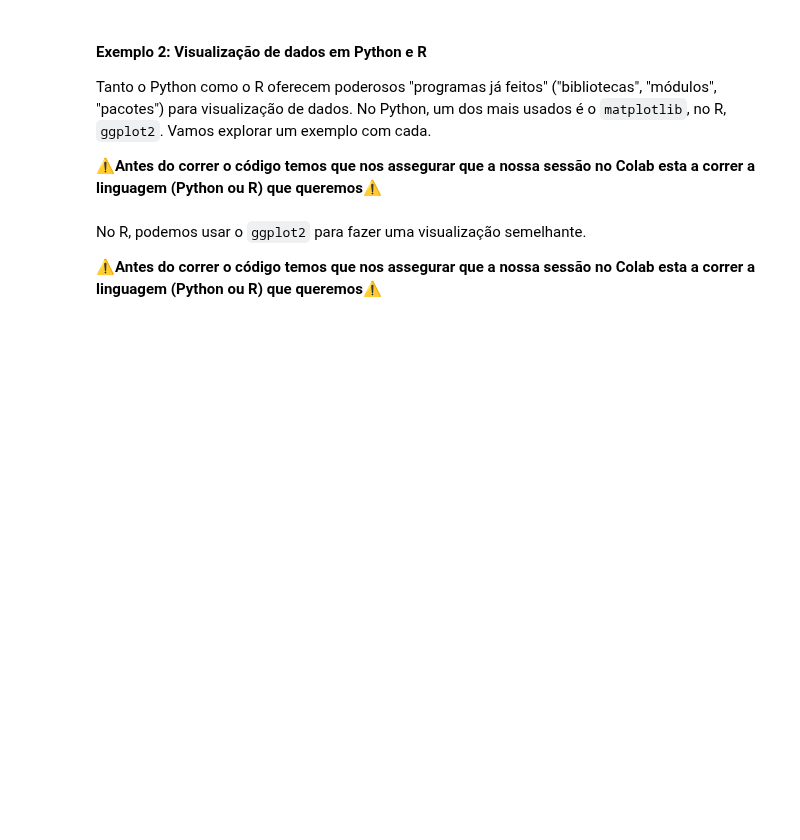
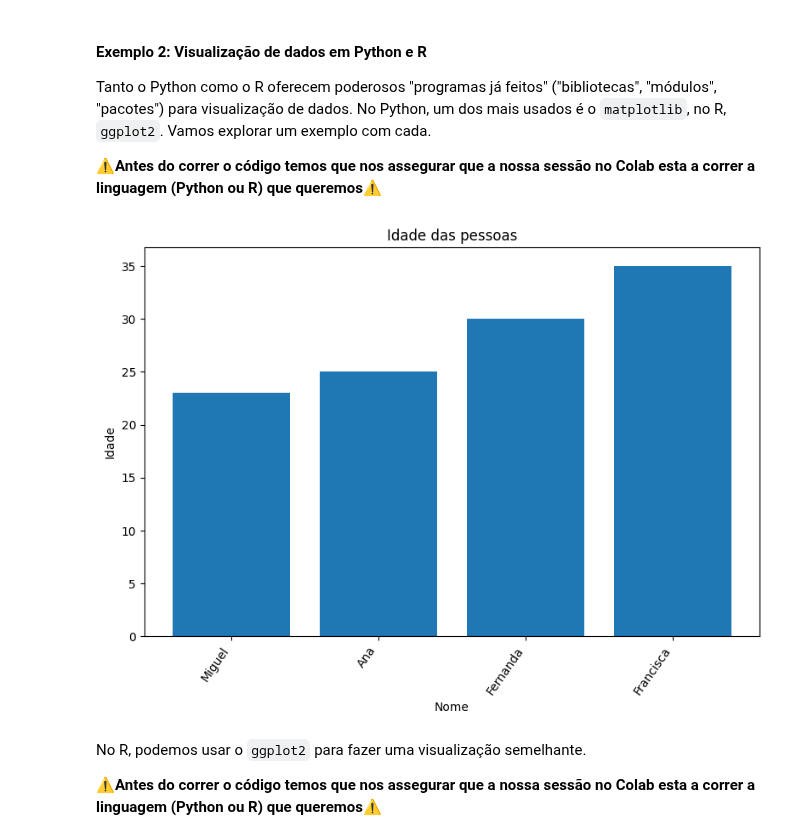
Before and after one commit to nunososorio/PhD4Moz, a Jupyter notebook: cloud.ipynb, the cells around one changed output. Saved outputs shown, nothing was run; the diff lists cells and outputs as text; code cells hidden in the pictures; blank space fills up the shorter version.

```diff
--- a/cloud.ipynb
+++ b/cloud.ipynb
@@ -90,21 +106,23 @@ Tanto o Python como o R oferecem poderosos "programas já feitos" ("bibliotecas"
 # %%
 # Repetição do código anterior uma vez que iniciamos uma nova sessão
 import pandas as pd
 data = {'Nome': ['Miguel', 'Ana', 'Fernanda', 'Francisca'],
         'Idade': [23, 25, 30, 35]}
 df_python = pd.DataFrame(data)
 
 # Fazer um gráfico simples com o matplotlib
 import matplotlib.pyplot as plt
 
 plt.figure(figsize=(8, 6))
 plt.bar(df_python['Nome'], df_python['Idade'])
 plt.xlabel("Nome")
 plt.ylabel("Idade")
 plt.title("Idade das pessoas")
-plt.xticks(rotation=45, ha='right')
+plt.xticks(rotation=55, ha='right')
 plt.tight_layout()
 plt.show()
+# %% [output]
+[figure, added]
 # %% [markdown]
 No R, podemos usar o `ggplot2` para fazer uma visualização semelhante.
 
```
Also changed, not shown: parts of 6 cells of this notebook.
